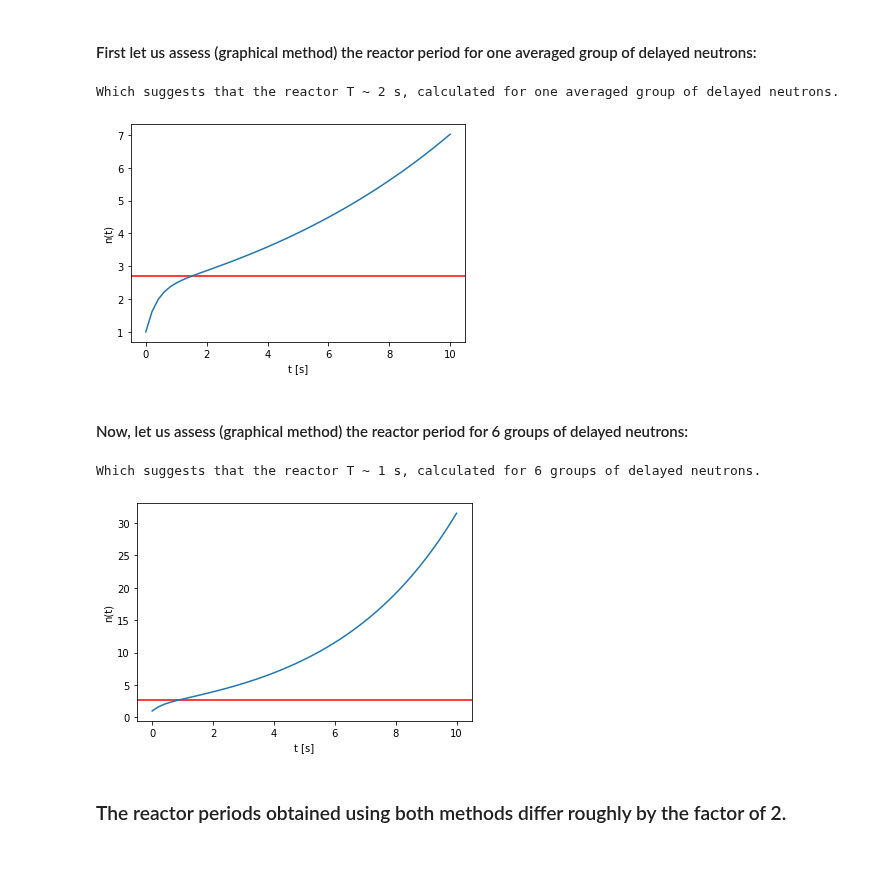
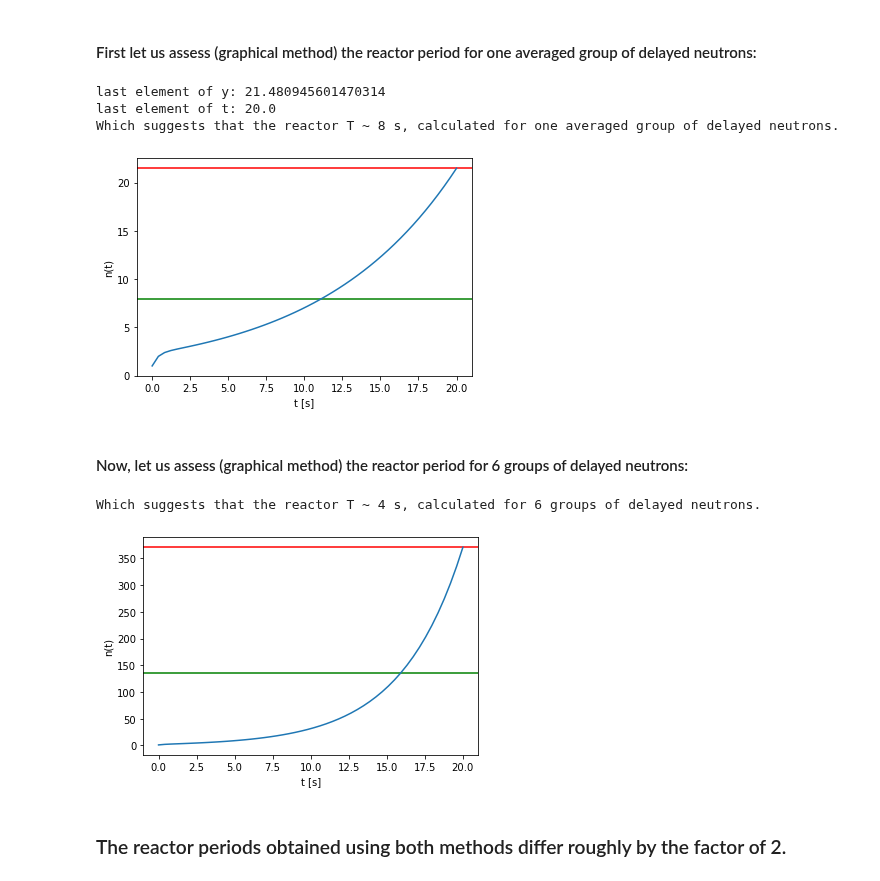
Before and after one commit to kmiec96/Nuclear, a Jupyter notebook: set2.ipynb, the cells around one changed output. Saved outputs shown, nothing was run; the diff lists cells and outputs as text; code cells hidden in the pictures.

```diff
--- a/set2.ipynb
+++ b/set2.ipynb
@@ -869,35 +869,40 @@ difference if we make calculations for six groups of delayed neutrons.
 # %%
 #set of differential equations odeint
 def density_1_group(y,t):
     n, C = y
     dydt = [k*(rho-beta)*n/lp+lamb*C, k*beta*n/lp-lamb*C]
     return dydt
 
 #rho>0  #positive reactivity
 beta = 0.0065 # beta
-rho = 0.60*beta #reactivity
+rho = 0.6*beta #reactivity
 k = 1/(1-rho) #multiplication factor
 lp = 0.001 # prompt neutron lifetime
 lamb = 0.08 # average neutron decay rate
 
 y0 = [1,beta/(lp*lamb)] # initial conditions, initial neutron number and precursor concentration
 
-t = np.linspace(0,10) #time interval
+t = np.linspace(0,20) #time interval
 y = odeint(density_1_group,y0,t) #result [n(T),C(T)]
 
 yy=[x[0] for x in y]
 
+print("last element of y:", y[-1][0])
+print("last element of t:", t[-1])
 
 plt.xlabel("t [s]")
 plt.ylabel("n(t)")
-plt.axhline(y=mt.e, color='r', linestyle='-')
+plt.axhline(y=21.48, color='r', linestyle='-')
+plt.axhline(y=21.48/mt.e, color='g', linestyle='-')
 plt.plot(t,yy)
 
 
-print("Which suggests that the reactor T ~ 2 s, calculated for one averaged group of delayed neutrons.")
+print("Which suggests that the reactor T ~ 8 s, calculated for one averaged group of delayed neutrons.")
 # %% [output]
-Which suggests that the reactor T ~ 2 s, calculated for one averaged group of delayed neutrons.
+last element of y: 21.480945601470314
+last element of t: 20.0
+Which suggests that the reactor T ~ 8 s, calculated for one averaged group of delayed neutrons.
-[figure, old version]
+[figure, new version]
 # %% [markdown]
 #### Now, let us assess (graphical method) the reactor period for 6 groups of delayed neutrons:
 # %%
@@ -928,27 +933,31 @@ y0 = [1,beta1/(lp*lamb1),beta2/(lp*lamb2),beta3/(lp*lamb3),beta4/(lp*lamb4),beta
 def density_6_groups(y,T):
     n, C1, C2, C3, C4, C5, C6 = y
     dYdT = [k*(rho-beta)*n/lp+lamb1*C1+lamb2*C2+lamb3*C3+lamb4*C4+lamb5*C5+lamb6*C6, k*beta1*n/lp-lamb1*C1,
-            k*beta2*n/lp-lamb2*C2, k*beta3*n/lp-lamb3*C3, k*beta4*n/lp-lamb4*C4, k*beta5*n/lp-lamb5*C5, k*beta6*n/lp-lamb6*C6]
+            k*beta2*n/lp-lamb2*C2, k*beta3*n/lp-lamb3*C3, k*beta4*n/lp-lamb4*C4, k*beta5*n/lp-lamb5*C5,
+            k*beta6*n/lp-lamb6*C6]
     return dYdT
 
 
 
-t = np.linspace(0,10) #time interval
+t = np.linspace(0,20) #time interval
 y = odeint(density_6_groups,y0,t) #result [n(T),C(T)]
+plt.xlabel("t [s]")
+plt.ylabel("n(t)")
+
 
 yy=[x[0] for x in y]
 
-
 plt.xlabel("t [s]")
 plt.ylabel("n(t)")
-plt.axhline(y=mt.e, color='r', linestyle='-')
+plt.axhline(y=y[-1][0], color='r', linestyle='-')
+plt.axhline(y=y[-1][0]/mt.e, color='g', linestyle='-')
 plt.plot(t,yy)
 
 
-print("Which suggests that the reactor T ~ 1 s, calculated for 6 groups of delayed neutrons.")
+print("Which suggests that the reactor T ~ 4 s, calculated for 6 groups of delayed neutrons.")
 # %% [output]
-Which suggests that the reactor T ~ 1 s, calculated for 6 groups of delayed neutrons.
+Which suggests that the reactor T ~ 4 s, calculated for 6 groups of delayed neutrons.
-[figure, old version]
+[figure, new version]
 # %% [markdown]
 ### The reactor periods obtained using both methods differ roughly by the factor of 2.
 # %% [markdown]
```
